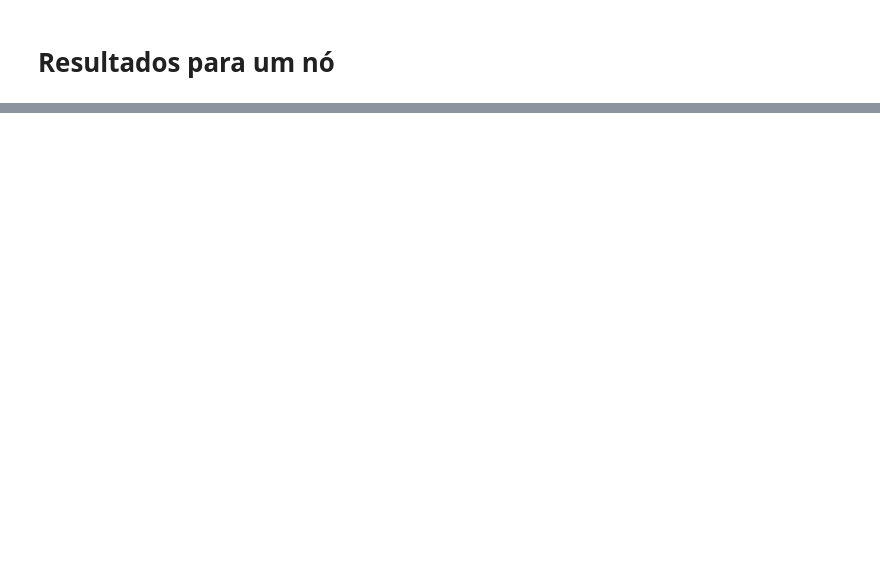
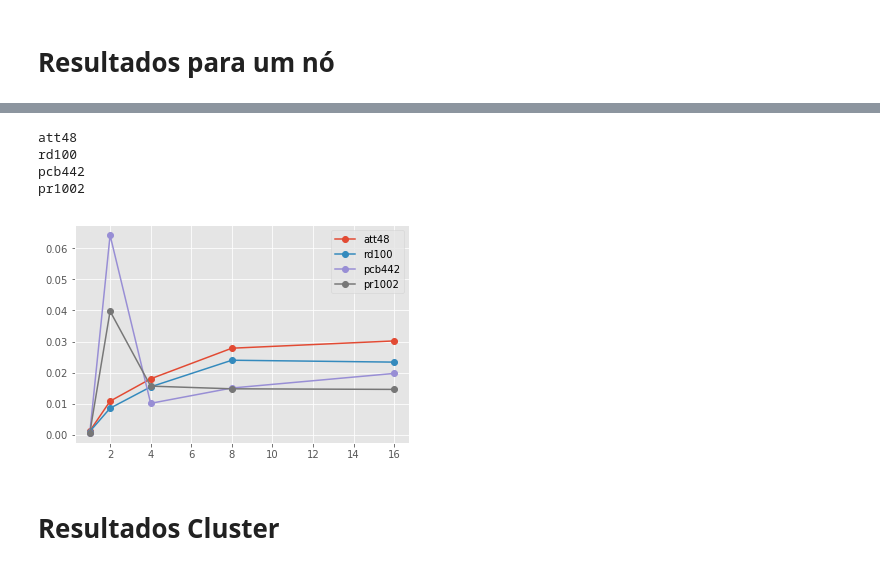
Before and after one commit to mtsodf/arq_avancadas, a Jupyter notebook: projeto_final/results/PlotResultados.ipynb, the cells around one changed output, grey strips where cells are left out. Drawn from its saved outputs; the diff is of its cells as text; code cells hidden in the pictures; blank space fills up the shorter version.

```diff
--- a/projeto_final/results/PlotResultados.ipynb
+++ b/projeto_final/results/PlotResultados.ipynb
@@ -88,0 +315,17 @@ for i, caso in enumerate(casos):
+# %%
+fig, ax = plt.subplots(1,1)
+for caso in casos[:-1]:
+    print caso
+    r = results[caso]
+    procs = r[r.Tipo=="MPI"]["Processos/Threads"].unique()
+    y = np.array(r[r.Tipo == "MPI"]["Tempo Sincronizar"])/np.array(r[r.Tipo == "MPI"]["Iteracoes"])
+    ax.plot(procs, y, label=caso, marker="o")
+    ax.legend()
+# %% [output]
+att48
+rd100
+pcb442
+pr1002
+[figure, added]
+# %% [markdown]
+# Resultados Cluster
```
Also changed, not shown: parts of 14 cells of this notebook.
